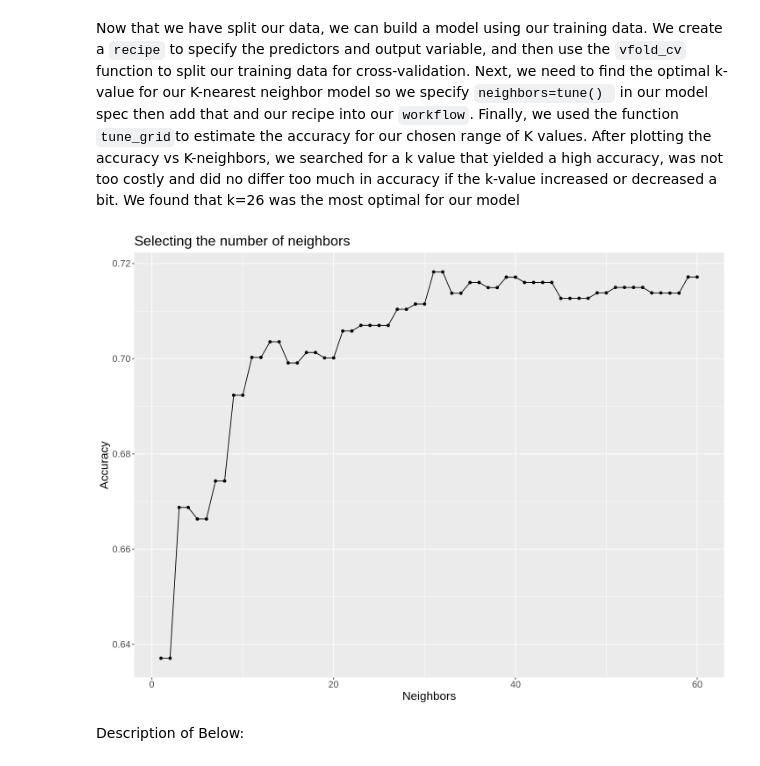
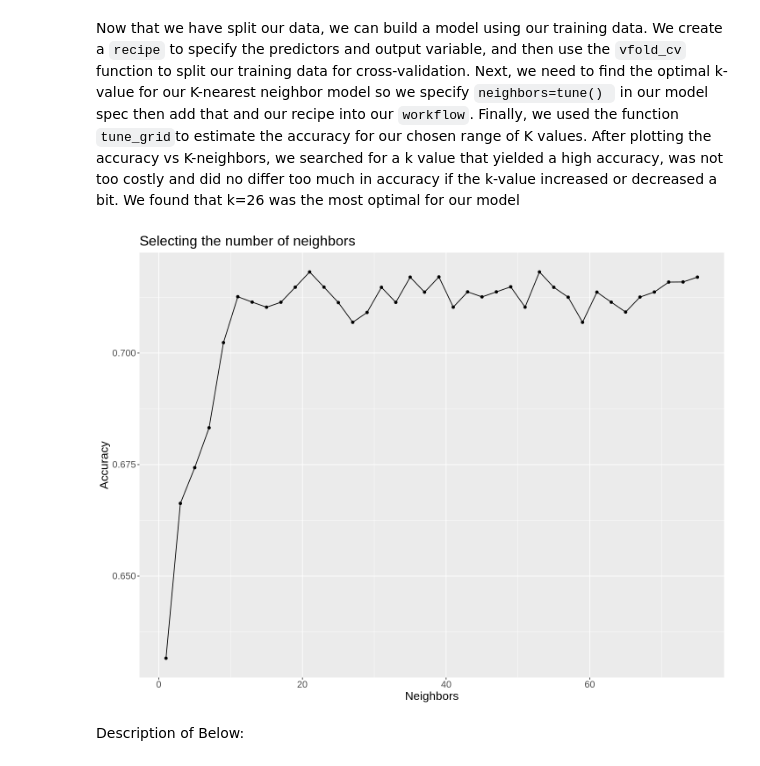
Before and after one commit to HUCKLEandtheSTALKER/DSCI100-jupyter-worksheets, a Jupyter notebook: project.ipynb, the cells around one changed output. Drawn from its saved outputs; the diff is of its cells as text; code cells hidden in the pictures.

```diff
--- a/project.ipynb
+++ b/project.ipynb
@@ -178,32 +178,32 @@ Now that we have split our data, we can build a model using our training data. W
 # %%
 heart_recipe <- recipe(disease ~ ., data = heart_training) |>
                 step_scale(all_predictors()) |>
                 step_center(all_predictors())
 
 heart_vfold <- vfold_cv(heart_training, v = 10, strata = disease)
 
 heart_spec <- nearest_neighbor(weight_func= "rectangular",
                                neighbors=tune()) |>
                 set_engine("kknn")|>
                 set_mode("classification")
-gridvals <- tibble(neighbors = c(1:60))
+gridvals <- tibble(neighbors = seq(1, 75, 2))
 heart_results <- workflow() |>
                 add_recipe(heart_recipe)|>
                 add_model(heart_spec) |>
                 tune_grid(resamples = heart_vfold, grid = gridvals)|>
                 collect_metrics()
 
 options(repr.plot.height = 9, repr.plot.width = 12)
 neighbor_plot <- heart_results |>
     filter(.metric == "accuracy") |>
     ggplot(aes(x = neighbors, y = mean)) +
         geom_point() +
         geom_line() +
         labs(x = "Neighbors", y = "Accuracy", title = "Selecting the number of neighbors") +
         theme(text = element_text(size = 16))
 neighbor_plot
 # %% [output]
-[figure, old version]
+[figure, new version]
 # %% [markdown]
 Description of Below:
 # %%
```
Also changed, not shown: parts of 3 cells of this notebook.
